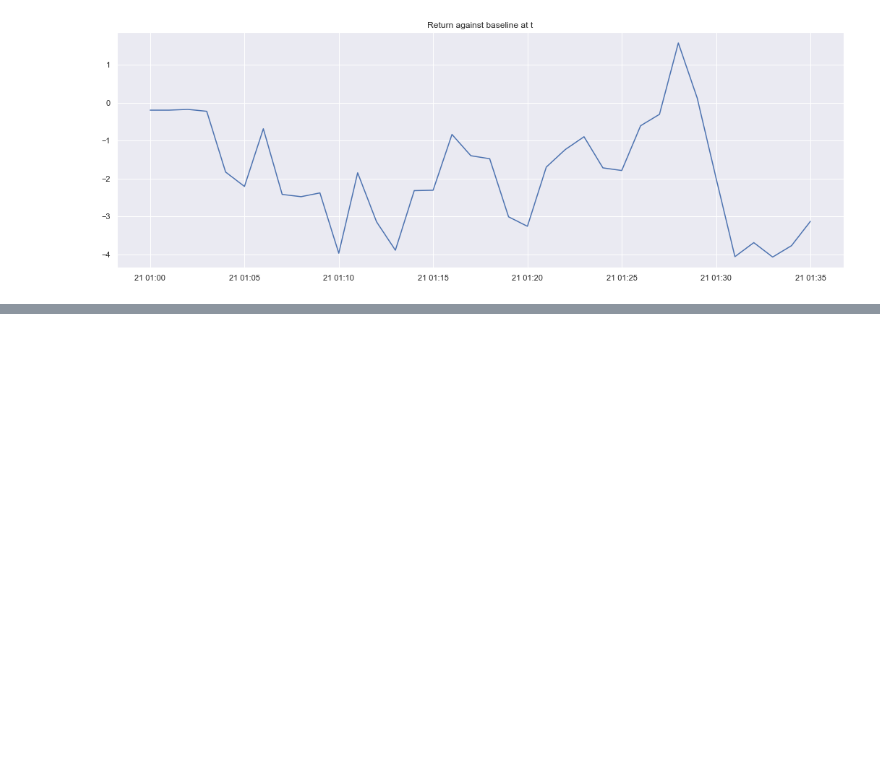
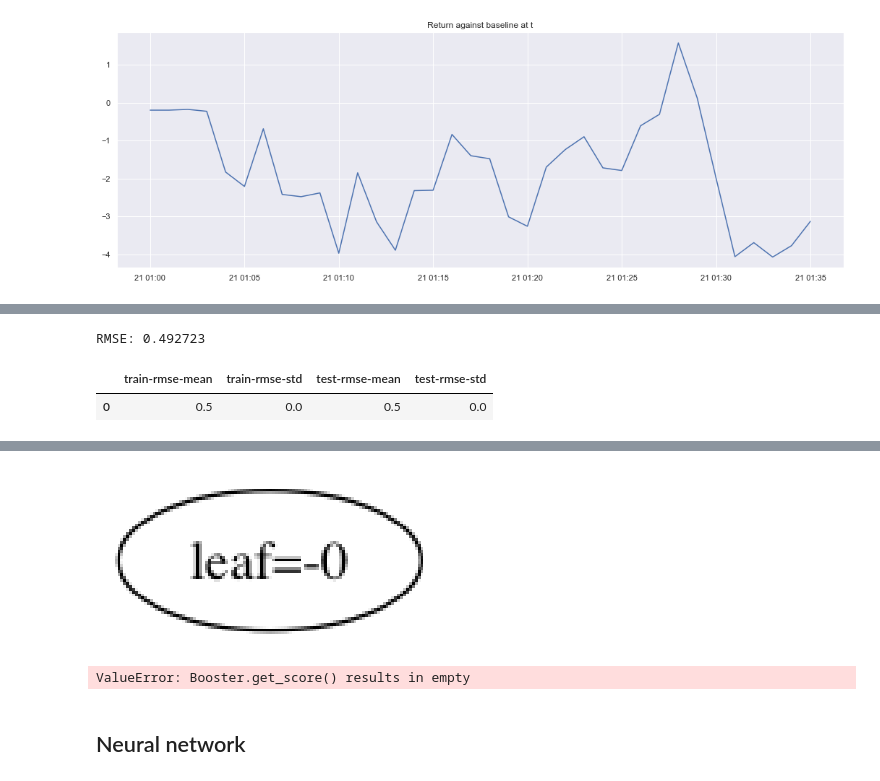
Before and after one commit to tysonwu/odds-crawl-app, a Jupyter notebook: development/data_collection/signal analysis.ipynb, the cells around one changed output, grey strips where cells are left out. Cells and saved outputs as stored; diff of their text form; code cells hidden in the pictures; blank space fills up the shorter version.

```diff
--- a/development/data_collection/signal analysis.ipynb
+++ b/development/data_collection/signal analysis.ipynb
@@ -106,0 +162,9 @@ u.graph([datetime.combine(date.today(), time)for time in timelist], pnl, 'Return
+# %%
+import numpy as np
+df = df.drop_duplicates(keep='first')
+df['corner_line_diff'] = (df.line - df.total_corner).apply(lambda x: math.floor(x))
+df['seconds_since_start'] = df.minutes.apply(lambda x:
+                                         int(x.strftime('%H'))*60*60
+                                        +int(x.strftime('%M'))*60
+                                        +int(x.strftime('%S')))
+df['is_low'] = np.where(df.line > df.result_corner, 1, 0)
@@ -106,0 +175,34 @@ u.graph([datetime.combine(date.today(), time)for time in timelist], pnl, 'Return
+# %%
+X, y = df[['total_corner','line','chl_low','odd_change','peak_change','corner_line_diff','seconds_since_start']], df[['is_low']]
+# %%
+data_dmatrix = xgb.DMatrix(data=X,label=y)
+# %%
+from sklearn.model_selection import train_test_split
+
+X_train, X_test, y_train, y_test = train_test_split(X, y, test_size=0.2, random_state=123)
+xg_reg = xgb.XGBRegressor(objective ='reg:logistic', colsample_bytree = 0.3, learning_rate = 0.1,
+                max_depth = 5, alpha = 10, n_estimators = 10)
+xg_reg.fit(X_train,y_train)
+preds = xg_reg.predict(X_test)
+rmse = np.sqrt(mean_squared_error(y_test, preds))
+print("RMSE: %f" % (rmse))
+# %% [output]
+RMSE: 0.492723
+# %%
+params = {"objective":"reg:logistic",'colsample_bytree': 0.5,'learning_rate': 0.1,
+                'max_depth': 5, 'alpha': 10}
+
+cv_results = xgb.cv(dtrain=data_dmatrix, params=params, nfold=3,
+                    num_boost_round=50,early_stopping_rounds=10,metrics="rmse", as_pandas=True, seed=123)
+cv_results.head()
+# %% [output]
+|  | train-rmse-mean | train-rmse-std | test-rmse-mean | test-rmse-std |
+| 0 | 0.5 | 0.0 | 0.5 | 0.0 |
+# %%
+xg_reg = xgb.train(params=params, dtrain=data_dmatrix, num_boost_round=10)
+import matplotlib.pyplot as plt
+
+xgb.plot_tree(xg_reg,num_trees=0)
+plt.rcParams['figure.figsize'] = [50, 10]
+plt.show()
+# %% [output]
@@ -106,0 +212,9 @@ u.graph([datetime.combine(date.today(), time)for time in timelist], pnl, 'Return
+[figure, added]
+# %%
+xgb.plot_importance(xg_reg)
+plt.rcParams['figure.figsize'] = [5, 5]
+plt.show()
+# %% [output]
+ValueError: Booster.get_score() results in empty
+# %% [markdown]
+## Neural network
```
Also changed, not shown: parts of 12 cells of this notebook, 5 other files.
